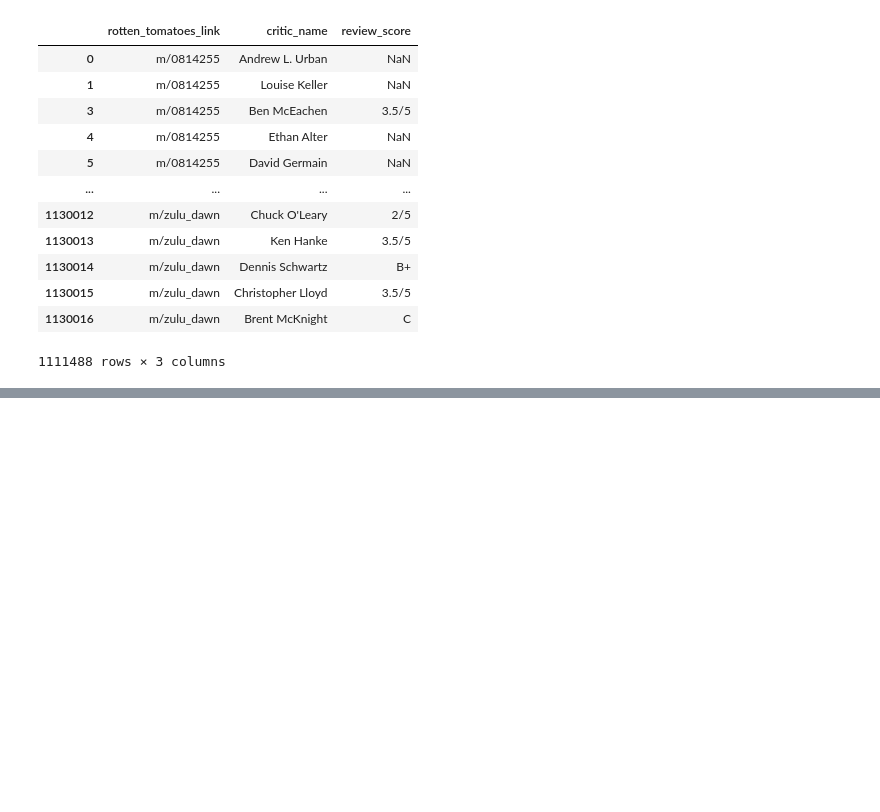
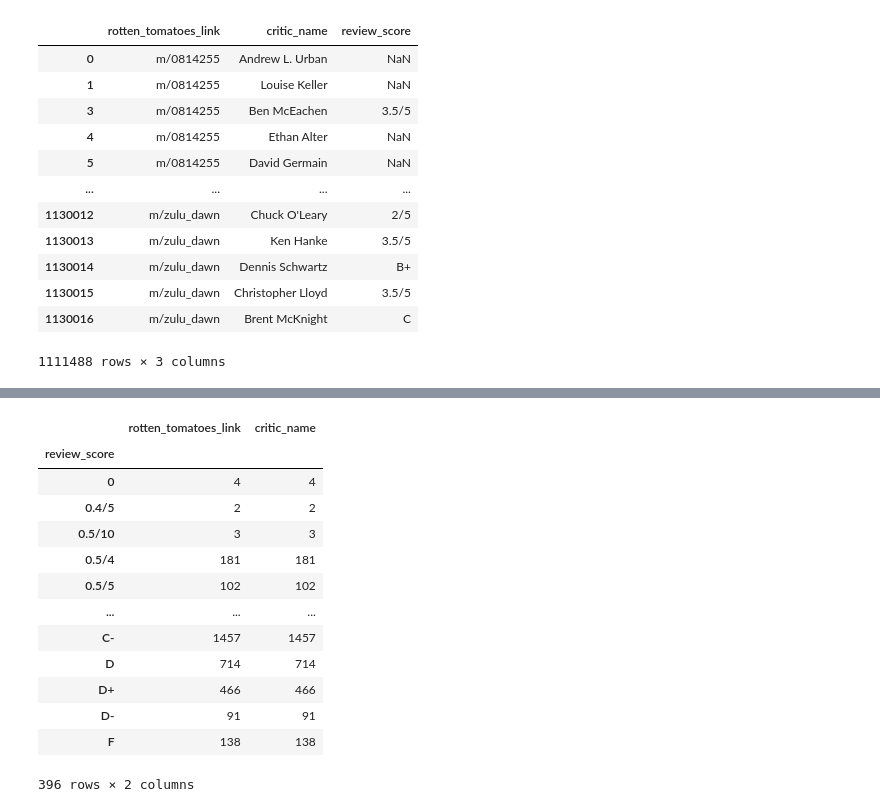
Before and after one commit to LuizMFL/IA_cluster, a Jupyter notebook: FilterData.ipynb, the cells around one changed output, grey strips where cells are left out. Saved outputs shown, nothing was run; the diff lists cells and outputs as text; code cells hidden in the pictures; blank space fills up the shorter version.

```diff
--- a/FilterData.ipynb
+++ b/FilterData.ipynb
@@ -149,0 +163,17 @@ Series([], Name: critic_name, dtype: int64)
+# %%
+dataframe_novo_atual.groupby(['review_score']).count()
+# %% [output]
+|  | rotten_tomatoes_link | critic_name |
+| review_score |  |  |
+| 0 | 4 | 4 |
+| 0.4/5 | 2 | 2 |
+| 0.5/10 | 3 | 3 |
+| 0.5/4 | 181 | 181 |
+| 0.5/5 | 102 | 102 |
+| ... | ... | ... |
+| C- | 1457 | 1457 |
+| D | 714 | 714 |
+| D+ | 466 | 466 |
+| D- | 91 | 91 |
+| F | 138 | 138 |
+396 rows × 2 columns
```
Also changed, not shown: parts of 7 cells of this notebook.
